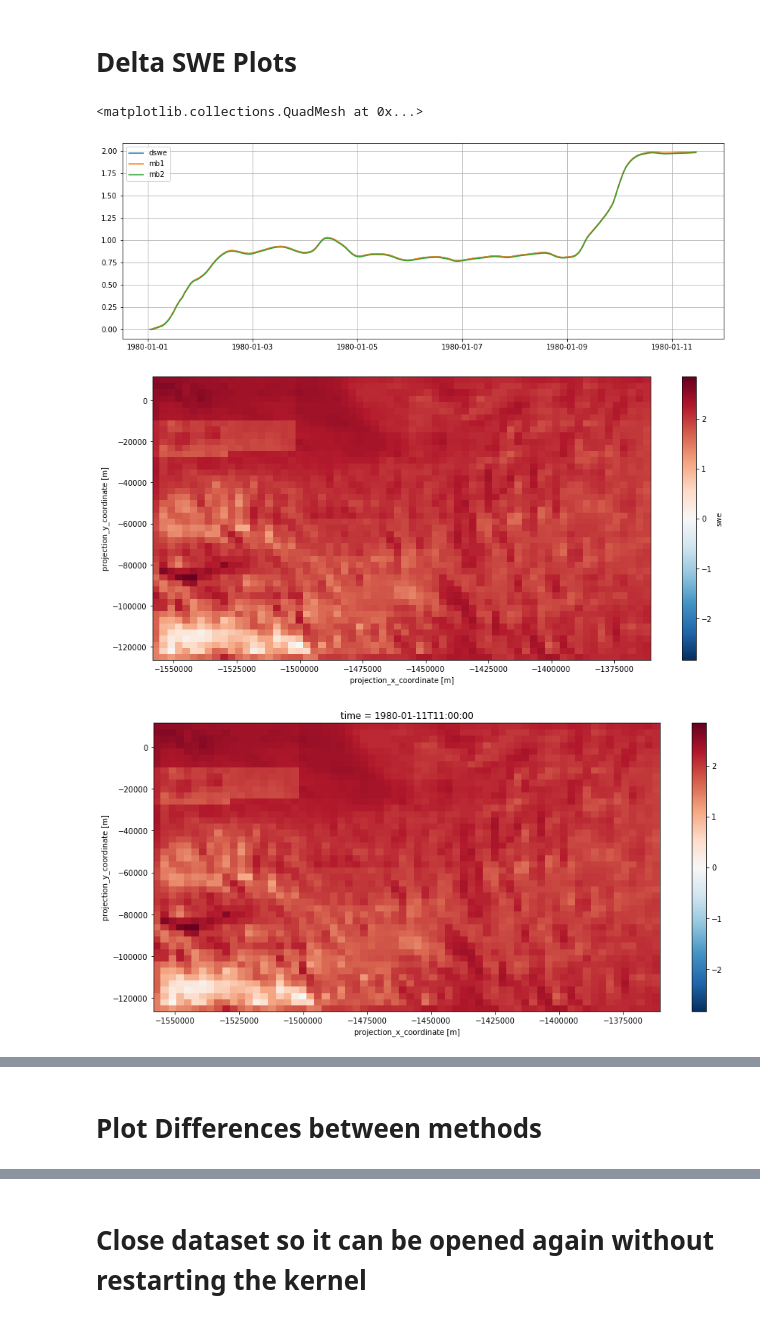
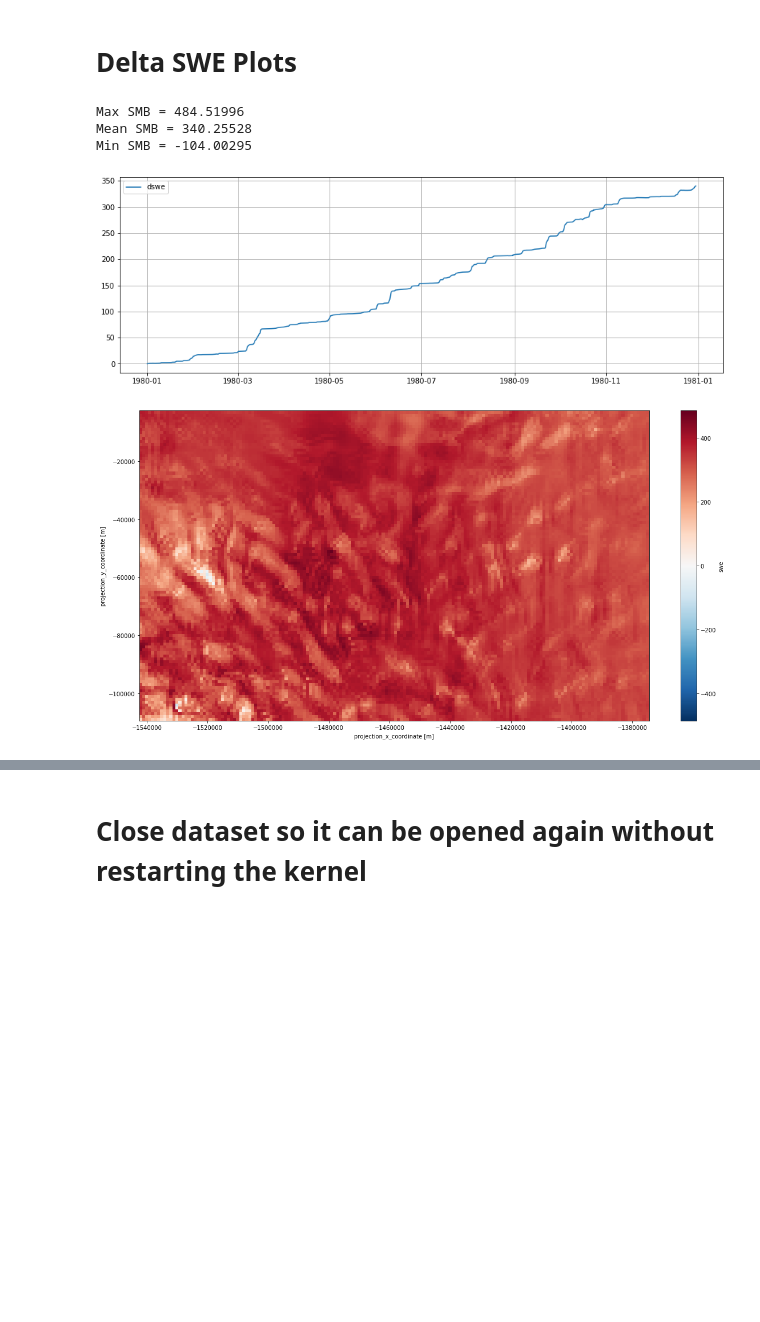
Before and after one commit to EricKeenan/SNOWPACK_WAIS, a Jupyter notebook: analysis/inspect_grid.ipynb, the cells around one changed output, grey strips where cells are left out. Drawn from its saved outputs; the diff is of its cells as text; code cells hidden in the pictures; blank space fills up the shorter version.

```diff
--- a/analysis/inspect_grid.ipynb
+++ b/analysis/inspect_grid.ipynb
@@ -27,3 +27,8 @@ Data variables:
+# %%
+# Trim grids
+n_trim = 15
+ds = ds.isel(easting=slice(n_trim, -n_trim))
+ds = ds.isel(northing=slice(n_trim, -n_trim))
 # %% [markdown]
 # SWE at end of model time period
 # %%
@@ -93,33 +98,39 @@ def return_mb2_map(ds):
 # %%
 # Calculate time series
 dswe_ts = swe_ts(ds)
-mb1_ts = return_mb1_ts(ds)
-mb2_ts = return_mb2_ts(ds)
+# mb1_ts = return_mb1_ts(ds)
+# mb2_ts = return_mb2_ts(ds)
 
 # Calculate Maps
 dswe_map = swe_map(ds)
-mb1_map = return_mb1_map(ds)
-mb2_map = return_mb2_map(ds)
+# mb1_map = return_mb1_map(ds)
+# mb2_map = return_mb2_map(ds)
 
 # Plot time series
 plt.figure(figsize=(15, 5))
 plt.plot(dswe_ts['time'], dswe_ts, label='dswe')
-plt.plot(mb1_ts['time'], mb1_ts, label='mb1')
-plt.plot(mb2_ts['time'], mb2_ts, label='mb2')
+# plt.plot(mb1_ts['time'], mb1_ts, label='mb1')
+# plt.plot(mb2_ts['time'], mb2_ts, label='mb2')
 plt.grid()
 plt.legend()
 
 # Plots maps
-plt.figure(figsize=(15, 7))
+plt.figure(figsize=(20, 10))
 dswe_map.plot()
 
-plt.figure(figsize=(15, 7))
-mb1_map.isel(time=-1).plot()
+# plt.figure(figsize=(15, 7))
+# mb1_map.isel(time=-1).plot()
 
-plt.figure(figsize=(15, 7))
-mb2_map.isel(time=-1).plot()
+# plt.figure(figsize=(15, 7))
+# mb2_map.isel(time=-1).plot()
+
+# Print max, mean, min SMB
+print("Max SMB = " + str(dswe_map.max().values))
+print("Mean SMB = " + str(dswe_map.mean().values))
+print("Min SMB = " + str(dswe_map.min().values))
 # %% [output]
-<matplotlib.collections.QuadMesh at 0x...>
+Max SMB = 484.51996
+Mean SMB = 340.25528
+Min SMB = -104.00295
-[figure, old version]
+[figure, new version]
-[figure, old version]
+[figure, new version]
-[figure, removed]
@@ -127,2 +136,0 @@ mb2_map.isel(time=-1).plot()
-# %% [markdown]
-# Plot Differences between methods
```
Also changed, not shown: parts of 8 cells of this notebook, 21 other files.
